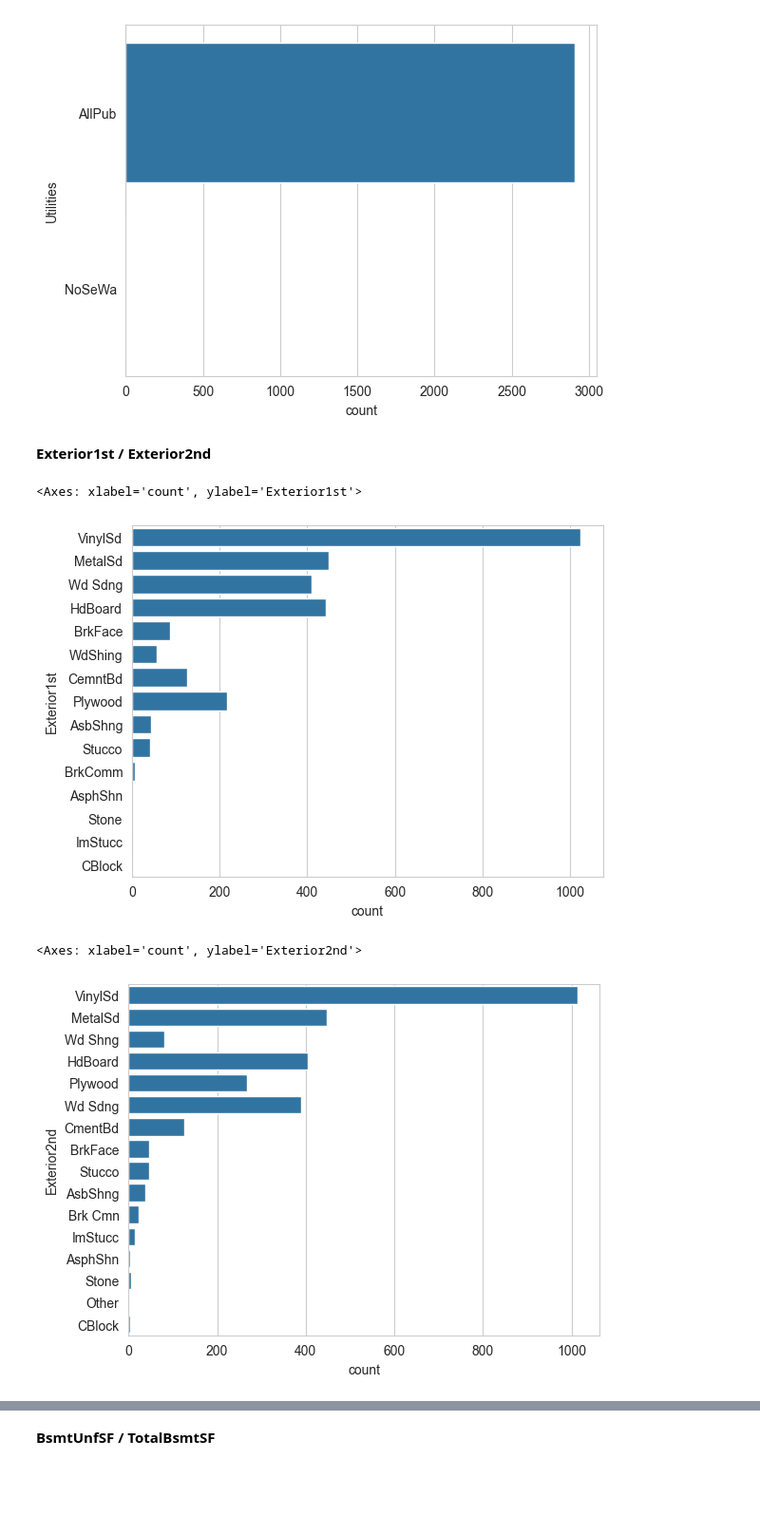
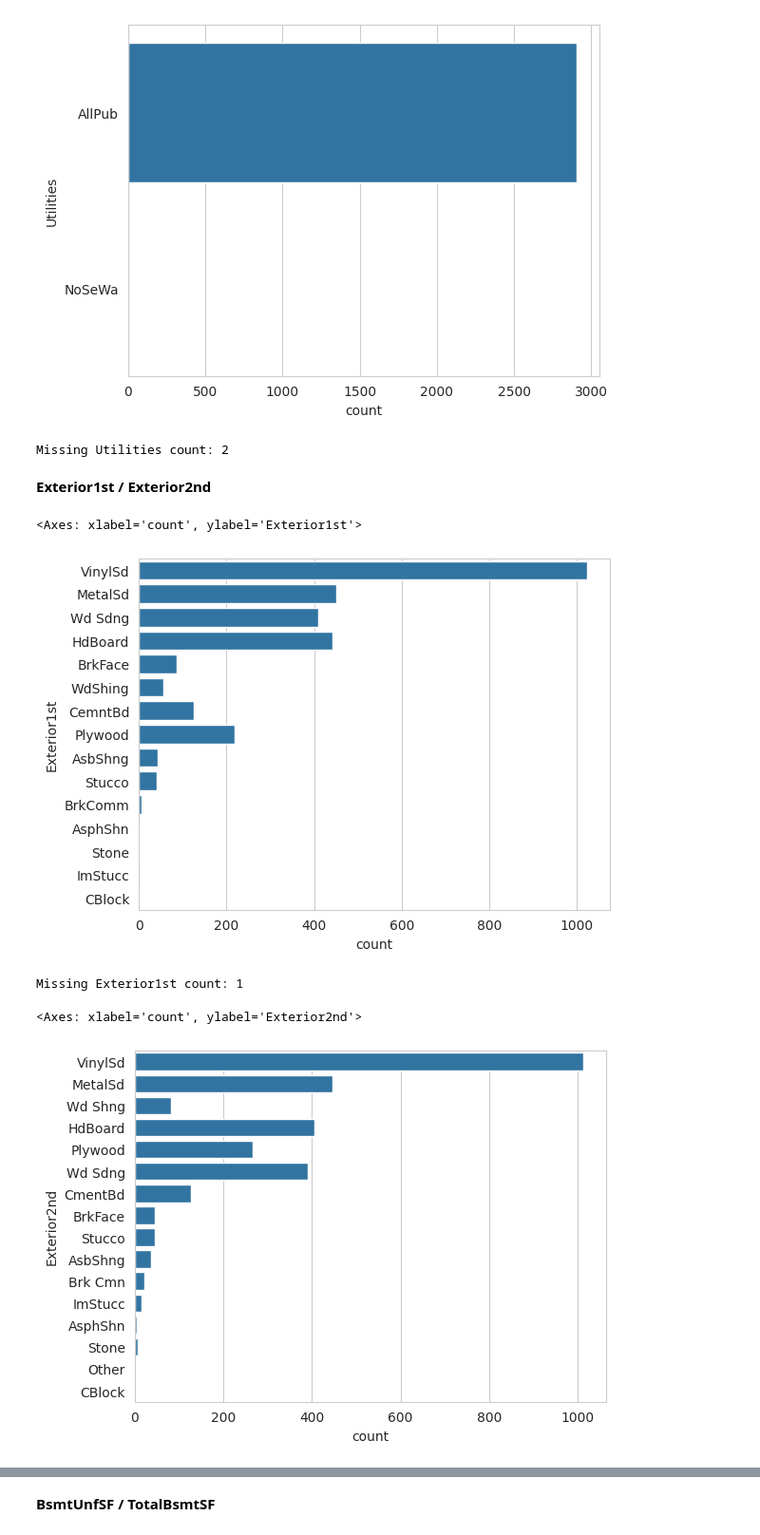
Before and after one commit to compu-flair/Kaggle_Advanced_House_Prices, a Jupyter notebook: data_cleaning_and_feature_engineering.ipynb, the cells around one changed output, grey strips where cells are left out. Shown at 95% size. Saved outputs shown, nothing was run; the diff lists cells and outputs as text; code cells hidden in the pictures; blank space fills up the shorter version.

```diff
--- a/data_cleaning_and_feature_engineering.ipynb
+++ b/data_cleaning_and_feature_engineering.ipynb
@@ -282,17 +216,17 @@ train_length = train_data.shape[0]
 # Combine train and test datasets for feature engineering and preprocessing.
 # - The first line concatenates the training data (up to and including 'SalePrice') and the test data.
 # - This is useful for applying transformations (like encoding or imputing missing values) consistently across both datasets.
-conbined_data = pd.concat([train_data.loc[:, : 'SalePrice'], test_data])
+combined_data = pd.concat([train_data.loc[:, : 'SalePrice'], test_data])
 
 # Align columns to match the test_data structure.
-# - This ensures that conbined_data has the same columns as test_data, which is important for making predictions later.
-conbined_data = conbined_data[test_data.columns]
+# - This ensures that combined_data has the same columns as test_data, which is important for making predictions later.
+combined_data = combined_data[test_data.columns]
 
 # Display the first row of the combined dataset for a quick preview.
-display(conbined_data.head(1))
+display(combined_data.head(1))
 
 # Print the shape (number of rows and columns) of the combined dataset.
-print(conbined_data.shape)
+print(combined_data.shape)
 # %% [output]
 |  | Id | MSSubClass | MSZoning | LotFrontage | LotArea | Street | Alley | LotShape | LandContour | ... |
 | 0 | 1 | 60 | RL | 65.0 | 8450 | Pave | NaN | Reg | Lvl | ... |
@@ -368,11 +305,11 @@ conbined_data['LotFrontage'].groupby(conbined_data["Neighborhood"]).mean().plot(
 # %%
 # Calculate the median LotFrontage for each Neighborhood.
 # This mapping will be used to impute missing LotFrontage values based on the neighborhood.
-lf_neighbor_map = conbined_data['LotFrontage'].groupby(conbined_data["Neighborhood"]).median()
+lf_neighbor_map = combined_data['LotFrontage'].groupby(combined_data["Neighborhood"]).median()
 
-# Find rows in conbined_data where LotFrontage is missing (NaN).
-rows = conbined_data['LotFrontage'].isnull()
-
+# Find rows in combined_data where LotFrontage is missing (NaN).
+rows = combined_data['LotFrontage'].isnull()
+print(f'Number of rows with missing LotFrontage: {rows.sum()}')
 # For each row with missing LotFrontage, fill it with the median LotFrontage of its Neighborhood.
 # This leverages local neighborhood information for more accurate imputation than using a global mean/median.
-conbined_data['LotFrontage'][rows] = conbined_data['Neighborhood'][rows].map(lambda neighbor : lf_neighbor_map[neighbor])
+combined_data['LotFrontage'][rows] = combined_data['Neighborhood'][rows].map(lambda neighbor : lf_neighbor_map[neighbor])
@@ -414,14 +354,9 @@ Fill missing values in MasVnrType with the most frequent type, and missing value
 # - 'MasVnrType' (Masonry veneer type) has many missing values in both train and test sets.
 # - The most frequent value is 'None', which means no masonry veneer.
 # - Filling with 'None' is a common approach for categorical features with missing values that indicate absence.
-conbined_data['MasVnrType'].fillna('None', inplace=True)
+combined_data['MasVnrType'].fillna('None', inplace=True)
 
-# Fill missing values in 'MasVnrArea' with 0.
-# Explanation:
-# - 'MasVnrArea' (Masonry veneer area) is a numerical feature.
-# - Missing values likely correspond to houses with no masonry veneer, so 0 is appropriate.
-# - This ensures the column is fully numeric and avoids issues with downstream modeling.
-conbined_data['MasVnrArea'].fillna(0, inplace=True)
+combined_data['MasVnrArea'].fillna(0, inplace=True)
 # %% [markdown]
 **BsmtQual / BsmtCond / BsmtExposure / BsmtFinType1 / BsmtFinType2**
 - BsmtQual: 37 / 44 / 81
@@ -587,13 +567,16 @@ sns.countplot(conbined_data['Utilities'])
 <Axes: xlabel='count', ylabel='Utilities'>
 [figure]
 # %%
-# Fill missing values in the 'Utilities' column of conbined_data with 'AllPub'.
+print(f"Missing Utilities count: {combined_data['Utilities'].isnull().sum()}")
+# Fill missing values in the 'Utilities' column of combined_data with 'AllPub'.
 # Explanation:
 # - The 'Utilities' column has a very low rate of missing values (only 2 in the test set and 0 in the train set).
 # - 'AllPub' (All public utilities available) is the overwhelmingly dominant value in the dataset.
 # - Filling missing values with 'AllPub' ensures consistency and avoids introducing bias from rare categories.
 # - This approach is standard for categorical features with very few missing values and a clear majority value.
-fill_missing_conbined_data('Utilities', 'AllPub')
+fill_missing_combined_data('Utilities', 'AllPub')
+# %% [output]
+Missing Utilities count: 2
 # %% [markdown]
 **Exterior1st / Exterior2nd**
 # %%
@@ -602,27 +585,30 @@ fill_missing_conbined_data('Utilities', 'AllPub')
 # - sns.countplot() creates a bar plot showing the frequency of each category in the 'Exterior1st' column.
 # - This helps to quickly identify the most common exterior materials and spot any rare or missing categories.
 # - Useful for understanding categorical feature distributions and guiding missing value imputation or encoding.
-sns.countplot(conbined_data['Exterior1st'])
+sns.countplot(combined_data['Exterior1st'])
 # %% [output]
 <Axes: xlabel='count', ylabel='Exterior1st'>
-[figure, old version]
+[figure, new version]
 # %%
-# Fill missing values in the 'Exterior1st' column of conbined_data with 'VinylSd'.
+print(f"Missing Exterior1st count: {combined_data['Exterior1st'].isnull().sum()}")
+# Fill missing values in the 'Exterior1st' column of combined_data with 'VinylSd'.
 # Explanation:
 # - 'Exterior1st' represents the exterior covering on the house.
 # - There is 1 missing value in the test set and none in the train set for this column.
 # - 'VinylSd' (Vinyl Siding) is the most common value in both train and test datasets.
 # - Filling missing values with the most frequent category is a standard approach for categorical features with low missing rates.
 # - This ensures consistency and avoids introducing bias from rare categories.
-fill_missing_conbined_data('Exterior1st', 'VinylSd')
+fill_missing_combined_data('Exterior1st', 'VinylSd')
+# %% [output]
+Missing Exterior1st count: 1
 # %%
 # Visualize the distribution of the 'Exterior2nd' feature in the combined dataset using a count plot.
 # Explanation:
 # - sns.countplot() creates a bar plot showing the frequency of each category in the 'Exterior2nd' column.
 # - This helps to quickly identify the most common exterior materials and spot any rare or missing categories.
 # - Useful for understanding categorical feature distributions and guiding missing value imputation or encoding.
-sns.countplot(conbined_data['Exterior2nd'])
+sns.countplot(combined_data['Exterior2nd'])
 # %% [output]
 <Axes: xlabel='count', ylabel='Exterior2nd'>
-[figure, old version]
+[figure, new version]
 # %%
```
Also changed, not shown: parts of 168 cells of this notebook, 3 other files.
